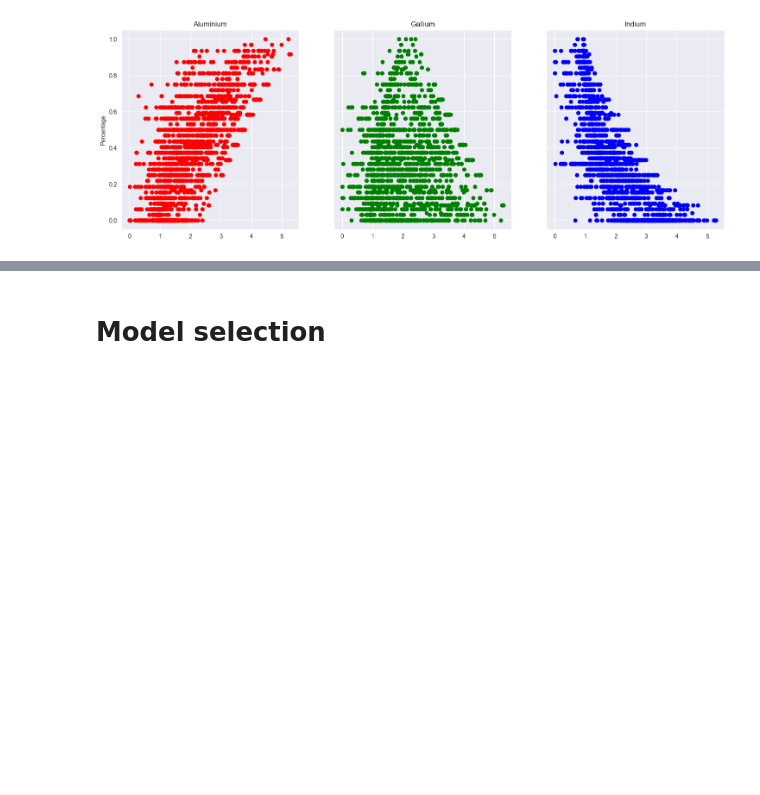
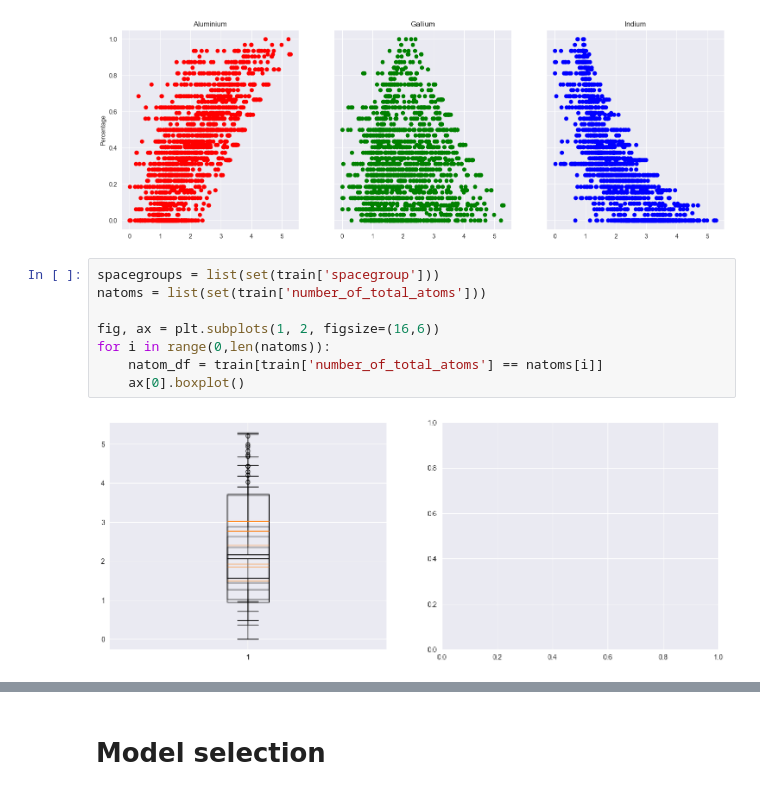
Before and after one commit to lorycontixd/Nomad-Transparent-Conductor-Regression, a Jupyter notebook: final.ipynb, the cells around one changed output, grey strips where cells are left out. Cells and saved outputs as stored; diff of their text form; blank space fills up the shorter version.

```diff
--- a/final.ipynb
+++ b/final.ipynb
@@ -350,4 +350,14 @@ ax[2].set_title("Indium")
 plt.show()
 # %% [output]
 [figure]
+# %%
+spacegroups = list(set(train['spacegroup']))
+natoms = list(set(train['number_of_total_atoms']))
+
+fig, ax = plt.subplots(1, 2, figsize=(16,6))
+for i in range(0,len(natoms)):
+    natom_df = train[train['number_of_total_atoms'] == natoms[i]]
+    ax[0].boxplot()
+# %% [output]
+[figure, added]
 # %%
```
Also changed, not shown: parts of 5 cells of this notebook.
